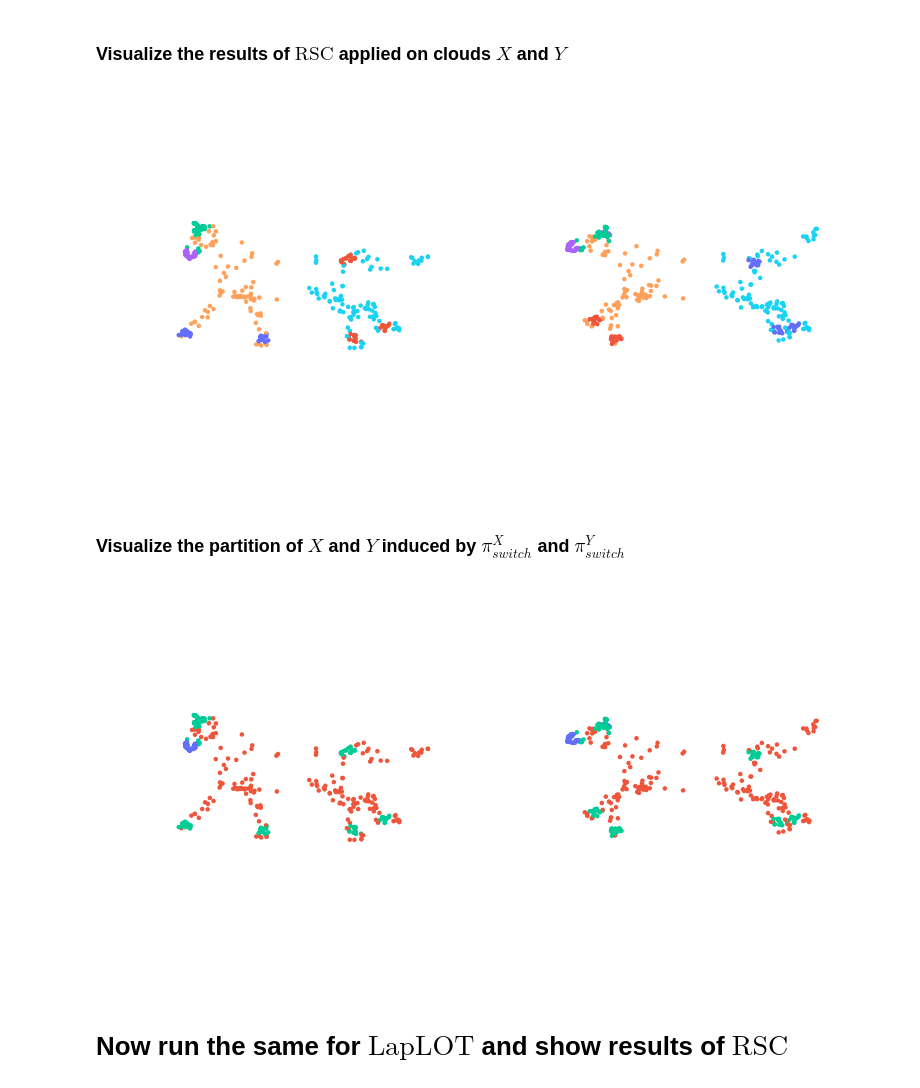
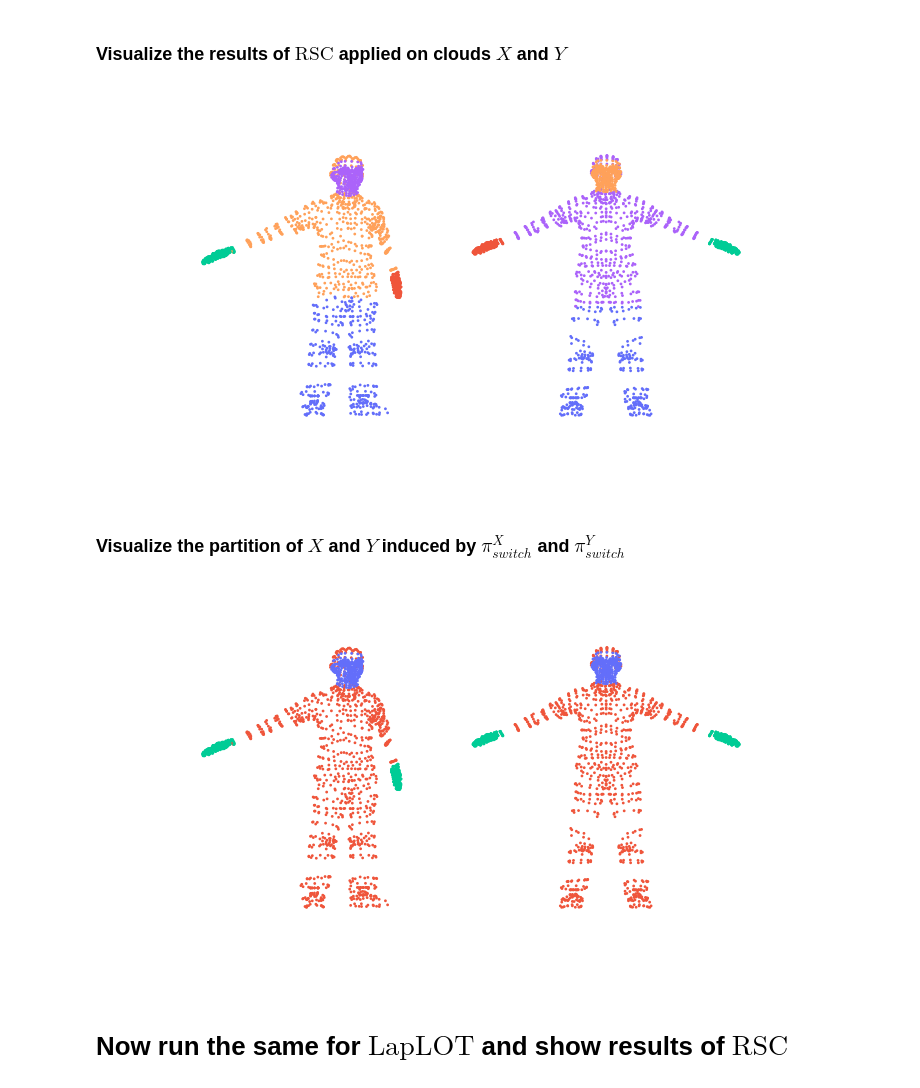
Before and after one commit to GabrielSamberg/Matching-Clustering, a Jupyter notebook: Reproducible_Code/3DShapeRSC.ipynb, the cells around one changed output. Cells and saved outputs as stored; diff of their text form; code cells hidden in the pictures.

```diff
--- a/Reproducible_Code/3DShapeRSC.ipynb
+++ b/Reproducible_Code/3DShapeRSC.ipynb
@@ -110,5 +130,5 @@ def get_example_values(kind: str) -> dict | str:
 # %%
 # Specify the kind of example you want to run: "human", "dog", "dolphin", "spider", or "horse"
 
-elev, azim, k_sc, k_switch, sigma_sc, sigma_match, lambda_x, lambda_y, lambda_entropy, clouds = get_example_values("human").values()
+elev, azim_X, azim_Y, wspace, zoom_x, zoom_y, k_sc, k_switch, sigma_sc, sigma_match, lambda_x, lambda_y, lambda_entropy, clouds = get_example_values("human").values()
 # %% [output]
@@ -289,7 +328,7 @@ path_to_pi_dog = base_dir / "Precomputed" / "Dogs_RSC" / "pi_fp_dogs_class9_m97_
 
 
 # uncomment the following line to load the precomputed pi_fp
-# pi_fp = np.load(path_to_pi_horse)
+pi_fp = np.load(path_to_pi_horse)
 # %% [markdown]
 ### Run cell below to save the matrix $\pi^\star$ for later use
 # %%
@@ -338,23 +377,33 @@ labels_refined_Y = SC_Y.fit_predict(new_similarity_y)
 # %%
 # Have a path prepared to save the figure, but set save_path to output_path to save it in addition to showing it
 
 example_name = "Humans" # set according to example: "Humans", "Dogs", "Dolphins", "Spiders", or "Horses"
 base_dir = Path.cwd()
 output_path = base_dir / "Figures" / example_name / f"{example_name.lower()}_RSC.pdf"
 output_path.parent.mkdir(parents=True, exist_ok=True)
 
+
 plot_point_clouds_only(
     X,
     Y,
     labels_refined_X,
     labels_refined_Y,
-    elev=elev,
-    azim=azim,
-    point_size=5,
-    save_path=None # set to output_path to save the figure
+    elev_X=elev,
+    azim_X=azim_X,
+    roll_X=0,
+    elev_Y=elev,
+    azim_Y=azim_Y,
+    roll_Y=0,
+    zoom_X=zoom_x,
+    zoom_Y=zoom_y,
+    wspace=wspace,
+    point_size=1,
+    alpha=1.0,
+    save_path=None,  # set to output_path to save the figure
+    plot_clouds_only=False
 )
 # %% [output]
-[figure, old version]
+[figure, new version]
 # %% [markdown]
 ### Visualize the partition of $X$ and $Y$ induced by $\pi^X_{switch}$ and $\pi^Y_{switch}$
 # %%
@@ -371,18 +420,28 @@ base_dir = Path.cwd()
 output_path = base_dir / "Figures" / example_name / f"{example_name.lower()}_according_to_switch_matrices.pdf"
 output_path.parent.mkdir(parents=True, exist_ok=True)
 
+
 plot_point_clouds_only(
     X,
     Y,
     pi_switch_x_labels,
     pi_switch_y_labels,
-    elev=elev,
-    azim=azim,
-    point_size=5,
-    save_path=None # set to output_path to save the figure
+    elev_X=elev,
+    azim_X=azim_X,
+    roll_X=0,
+    elev_Y=elev,
+    azim_Y=azim_Y,
+    roll_Y=0,
+    zoom_X=zoom_x,
+    zoom_Y=zoom_y,
+    wspace=wspace,
+    point_size=1,
+    alpha=1.0,
+    save_path=output_path,  # set to output_path to save the figure
+    plot_clouds_only=False
 )
 # %% [output]
-[figure, old version]
+[figure, new version]
 # %% [markdown]
 # Now run the same for $\text{LapLOT}$ and show results of $\text{RSC}$
 # %% [markdown]
```
Also changed, not shown: parts of 9 cells of this notebook, 35 other files.
